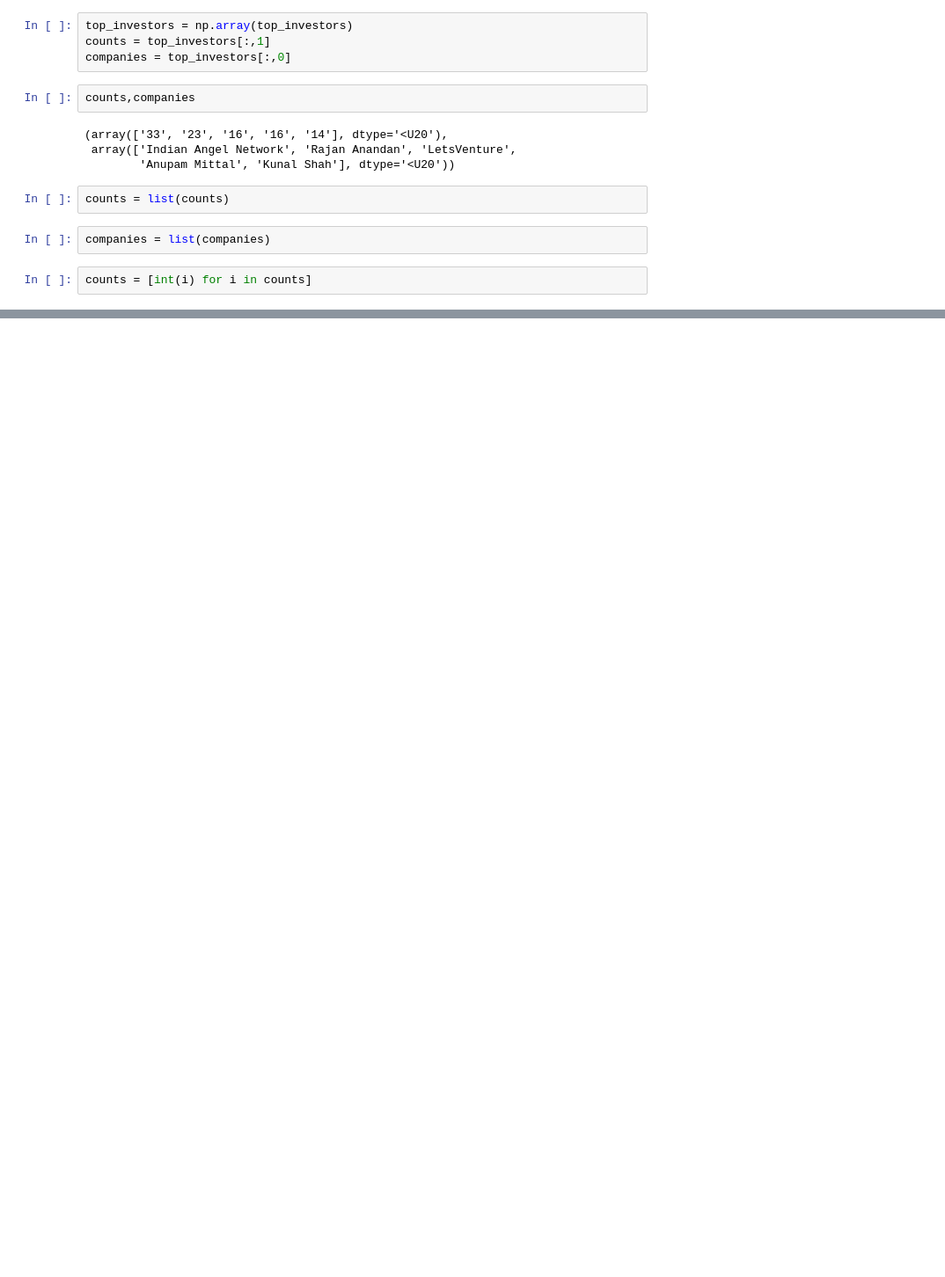
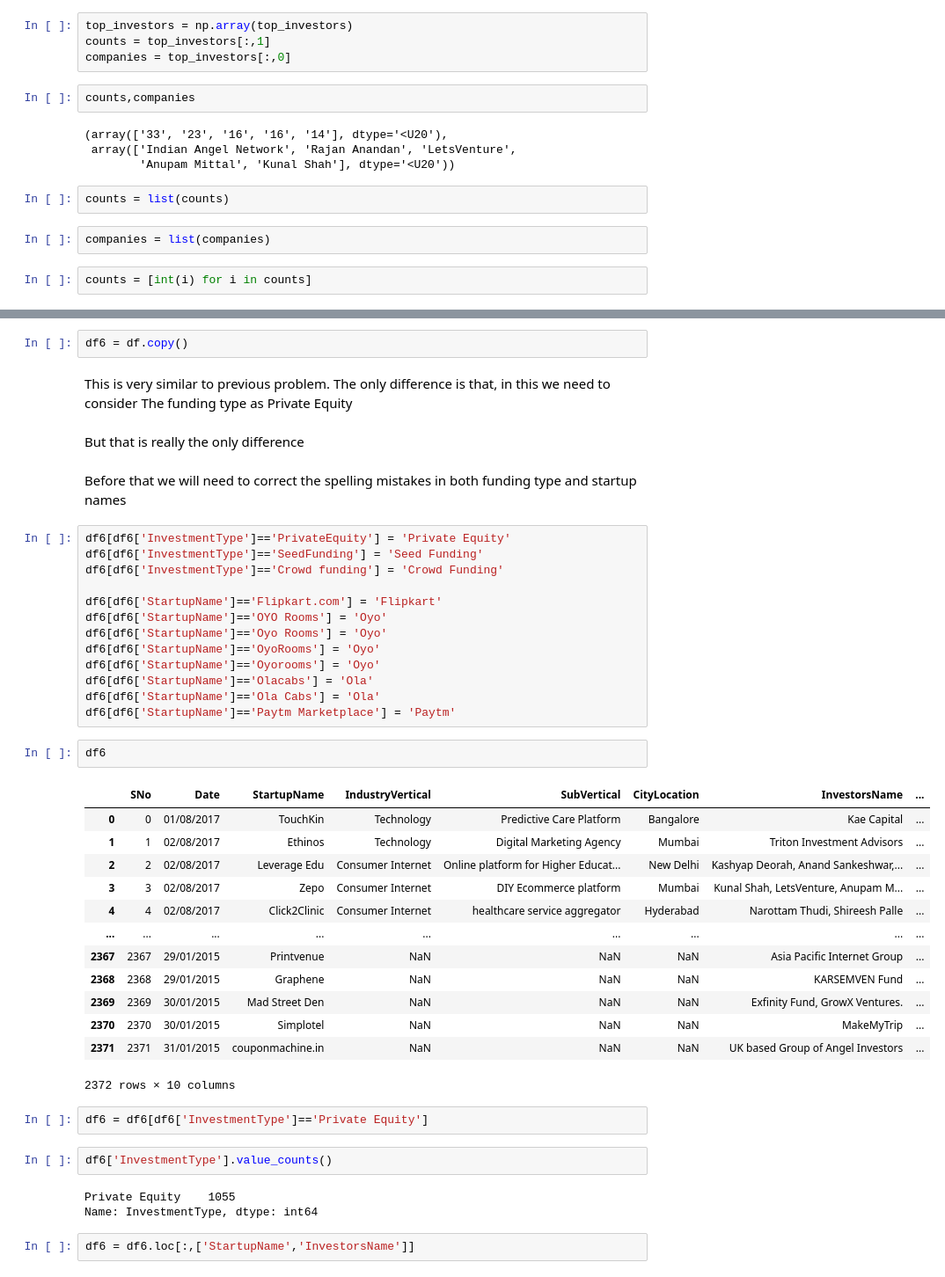
Before and after one commit to chirag-3/Case-Study-on-Indian-Startups, a Jupyter notebook: Case Study on Indian startups.ipynb, the cells around one changed output, grey strips where cells are left out. Shown at 88% size. Saved outputs shown, nothing was run; the diff lists cells and outputs as text; blank space fills up the shorter version.

```diff
--- a/Case Study on Indian startups.ipynb
+++ b/Case Study on Indian startups.ipynb
@@ -703,0 +707,46 @@ plt.show()
+# %%
+df6 = df.copy()
+# %% [markdown]
+This is very similar to previous problem. The only difference is that, in this we need to consider The funding type as Private Equity
+# %% [markdown]
+But that is really the only difference
+# %% [markdown]
+Before that we will need to correct the spelling mistakes in both funding type and startup names
+# %%
+df6[df6['InvestmentType']=='PrivateEquity'] = 'Private Equity'
+df6[df6['InvestmentType']=='SeedFunding'] = 'Seed Funding'
+df6[df6['InvestmentType']=='Crowd funding'] = 'Crowd Funding'
+
+df6[df6['StartupName']=='Flipkart.com'] = 'Flipkart'
+df6[df6['StartupName']=='OYO Rooms'] = 'Oyo'
+df6[df6['StartupName']=='Oyo Rooms'] = 'Oyo'
+df6[df6['StartupName']=='OyoRooms'] = 'Oyo'
+df6[df6['StartupName']=='Oyorooms'] = 'Oyo'
+df6[df6['StartupName']=='Olacabs'] = 'Ola'
+df6[df6['StartupName']=='Ola Cabs'] = 'Ola'
+df6[df6['StartupName']=='Paytm Marketplace'] = 'Paytm'
+# %%
+df6
+# %% [output]
+|  | SNo | Date | StartupName | IndustryVertical | SubVertical | CityLocation | InvestorsName | ... |
+| 0 | 0 | 01/08/2017 | TouchKin | Technology | Predictive Care Platform | Bangalore | Kae Capital | ... |
+| 1 | 1 | 02/08/2017 | Ethinos | Technology | Digital Marketing Agency | Mumbai | Triton Investment Advisors | ... |
+| 2 | 2 | 02/08/2017 | Leverage Edu | Consumer Internet | Online platform for Higher Educat... | New Delhi | Kashyap Deorah, Anand Sankeshwar,... | ... |
+| 3 | 3 | 02/08/2017 | Zepo | Consumer Internet | DIY Ecommerce platform | Mumbai | Kunal Shah, LetsVenture, Anupam M... | ... |
+| 4 | 4 | 02/08/2017 | Click2Clinic | Consumer Internet | healthcare service aggregator | Hyderabad | Narottam Thudi, Shireesh Palle | ... |
+| ... | ... | ... | ... | ... | ... | ... | ... | ... |
+| 2367 | 2367 | 29/01/2015 | Printvenue | NaN | NaN | NaN | Asia Pacific Internet Group | ... |
+| 2368 | 2368 | 29/01/2015 | Graphene | NaN | NaN | NaN | KARSEMVEN Fund | ... |
+| 2369 | 2369 | 30/01/2015 | Mad Street Den | NaN | NaN | NaN | Exfinity Fund, GrowX Ventures. | ... |
+| 2370 | 2370 | 30/01/2015 | Simplotel | NaN | NaN | NaN | MakeMyTrip | ... |
+| 2371 | 2371 | 31/01/2015 | couponmachine.in | NaN | NaN | NaN | UK based Group of Angel Investors | ... |
+2372 rows × 10 columns
+# %%
+df6 = df6[df6['InvestmentType']=='Private Equity']
+# %%
+df6['InvestmentType'].value_counts()
+# %% [output]
+Private Equity    1055
+Name: InvestmentType, dtype: int64
+# %%
+df6 = df6.loc[:,['StartupName','InvestorsName']]
```
Also changed, not shown: parts of 18 cells of this notebook.
